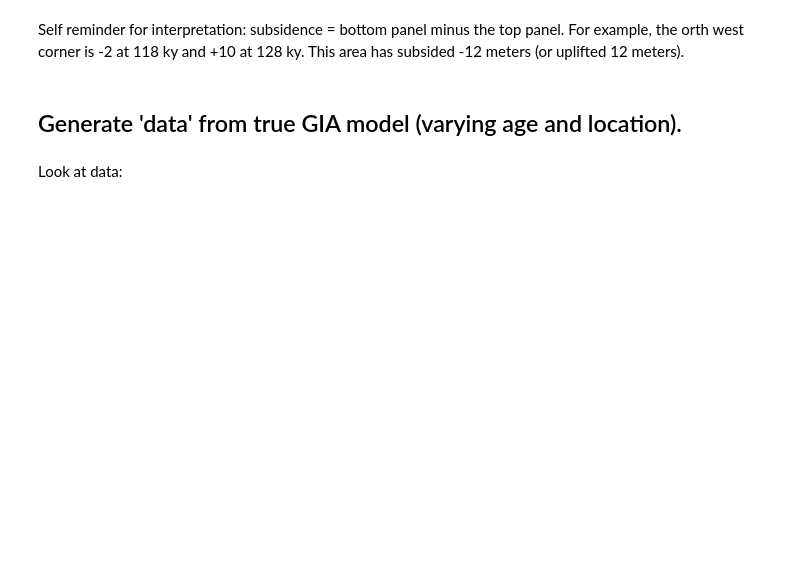
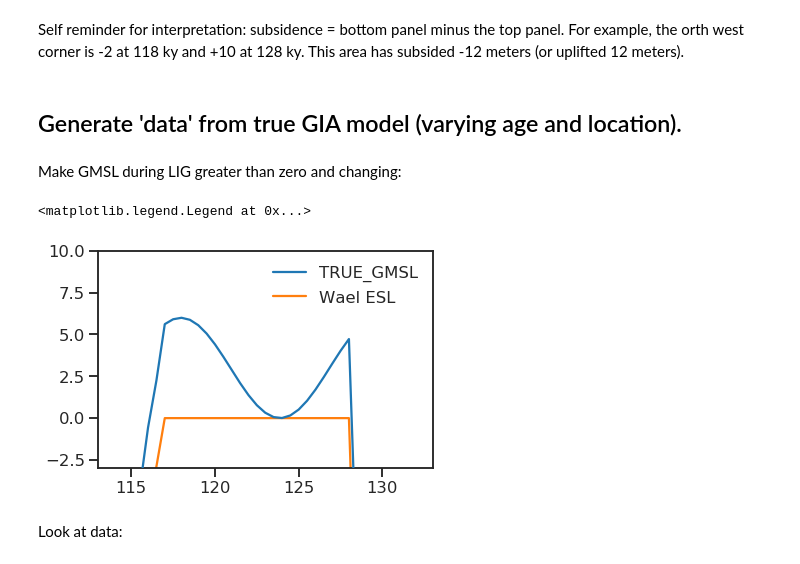
Before and after one commit to blakedyer/EU_LIG, a Jupyter notebook: notebooks/Bayesian Gaussian Process Regression.ipynb, the cells around one changed output. Saved outputs shown, nothing was run; the diff lists cells and outputs as text; code cells hidden in the pictures; blank space fills up the shorter version.

```diff
--- a/notebooks/Bayesian Gaussian Process Regression.ipynb
+++ b/notebooks/Bayesian Gaussian Process Regression.ipynb
@@ -36,3 +223,11 @@ Load GIA Models:
+# %%
+ESL_mat = loadmat(data_dir / "processed/ESL.mat")
+Wael = ESL_mat["Wael_S"].ravel()
+Wael_T = ESL_mat["Wael_T"].ravel()
+Age_ESL = ESL_mat["age_com"].ravel()
+
+LIG_START = 128
+LIG_END = 117
 # %% [markdown]
 Load land area mask:
 # %%
@@ -271 +352,25 @@ data["elevation"] = np.array(Es)
 data["elevation_uncertainty"] = np.ones(data_number) * 0.5
+# %% [markdown]
+Make GMSL during LIG greater than zero and changing:
+# %%
+sns.set_context('talk')
+LIG = (Age_ESL>=115) & (Age_ESL<=130)
+
+k=true_choice
+GIA_MODEL = models[k]
+if '_S' in model_names[k]:
+    ESL_CURVE = Wael
+if '_T' in model_names[k]:
+    ESL_CURVE = Wael_T
+
+synth_gmsl = np.copy(ESL_CURVE)
+xt=Age_ESL[LIG]-Age_ESL[LIG].min()
+synth_gmsl[LIG]=ESL_CURVE[LIG]+3*np.sin(xt/(.6*np.pi))+3
+plt.plot(Age_ESL,synth_gmsl,label='TRUE_GMSL',zorder=3)
+plt.plot(Age_ESL,ESL_CURVE,label='Wael ESL')
+plt.gca().set_xlim([113,133])
+plt.gca().set_ylim([-3,10])
+plt.legend(loc='best',frameon=False)
+# %% [output]
+<matplotlib.legend.Legend at 0x...>
+[figure, added]
```
Also changed, not shown: parts of 87 cells of this notebook, 1 other file.
